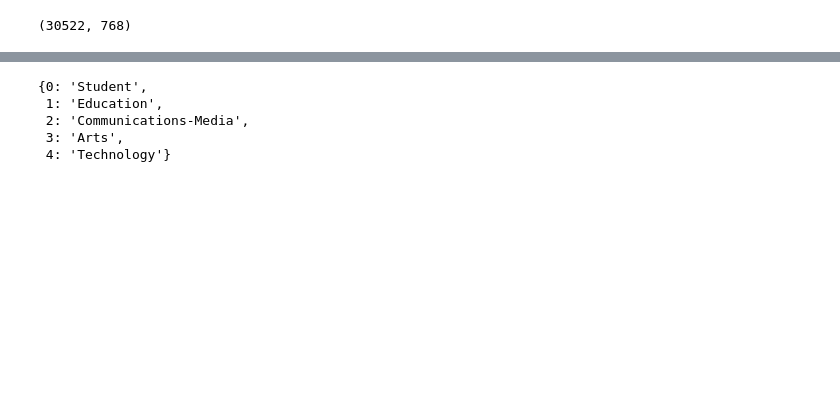
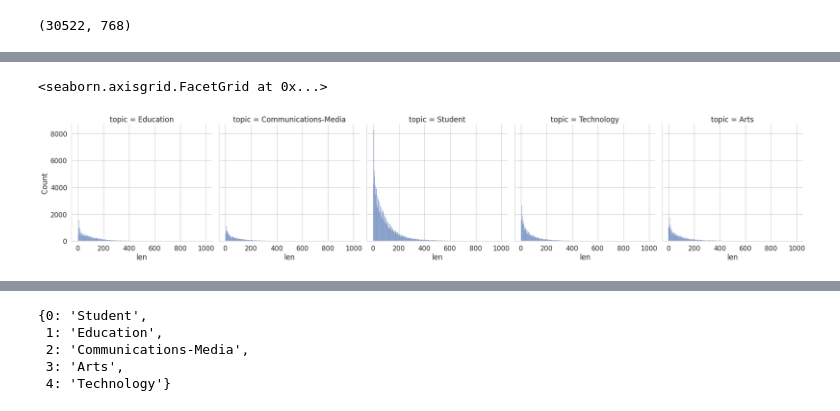
Before and after one commit to PasechnikDarya/RAAI-NLP-Project, a Jupyter notebook: topic_classifier.ipynb, the cells around one changed output, grey strips where cells are left out. Drawn from its saved outputs; the diff is of its cells as text; code cells hidden in the pictures; blank space fills up the shorter version.

```diff
--- a/topic_classifier.ipynb
+++ b/topic_classifier.ipynb
@@ -220,0 +272,5 @@ test_dataset.drop_too_short()
+# %%
+sns.displot(df[df['len'] < 1000], x="len", col="topic", kind='hist')
+# %% [output]
+<seaborn.axisgrid.FacetGrid at 0x...>
+[figure, added]
```
Also changed, not shown: parts of 49 cells of this notebook.
